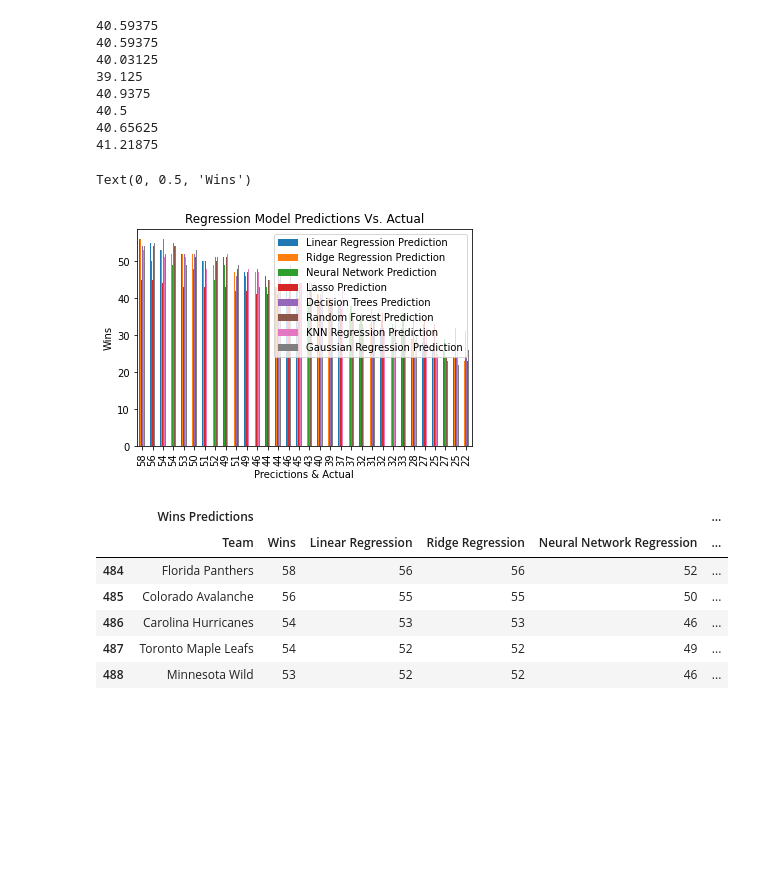
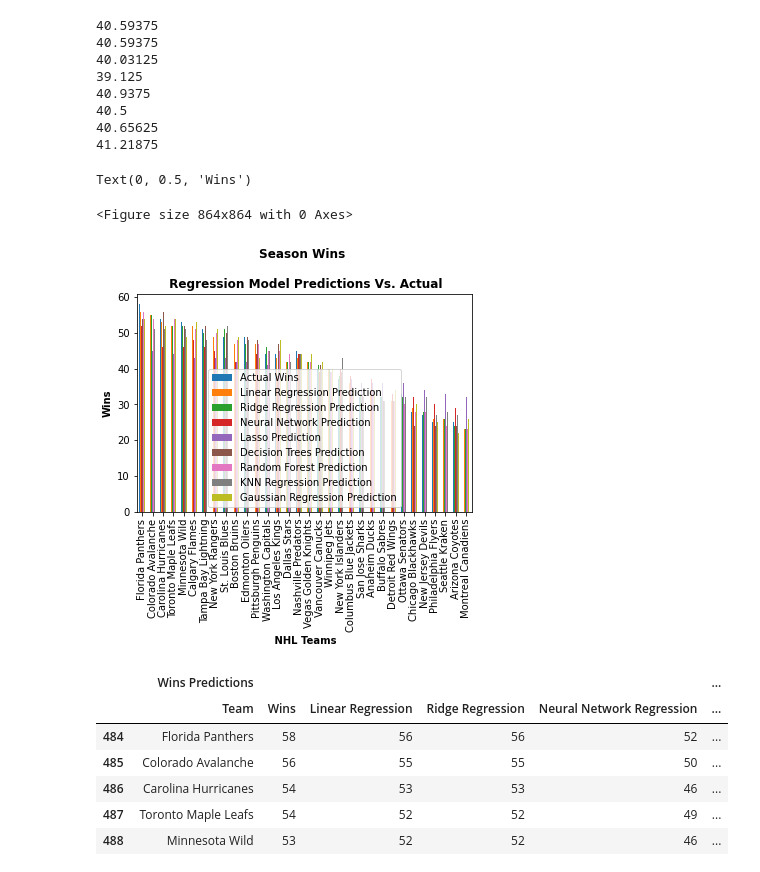
Before and after one commit to joelejchental/Portfolio---Data-Science, a Jupyter notebook: NHL Predict Wins - Machine Learning.ipynb, the cells around one changed output. Saved outputs shown, nothing was run; the diff lists cells and outputs as text; code cells hidden in the pictures; blank space fills up the shorter version.

```diff
--- a/NHL Predict Wins - Machine Learning.ipynb
+++ b/NHL Predict Wins - Machine Learning.ipynb
@@ -250,24 +247,26 @@ print(team_stats_2021_2022['Gaussian Regression'].mean())
 41.21875
 # %%
 plotdata = pd.DataFrame({
-    ""
+    "Actual Wins": team_stats_2021_2022['Wins'].tolist(),
     "Linear Regression Prediction": team_stats_2021_2022['Linear Regression'].tolist(),
     "Ridge Regression Prediction":team_stats_2021_2022['Ridge Regression'].tolist(),
     "Neural Network Prediction": team_stats_2021_2022['Neural Network Regression'].tolist(),
     'Lasso Prediction' : team_stats_2021_2022['Lasso Regression'].tolist(),
     'Decision Trees Prediction' : team_stats_2021_2022['Decision Tree Regression'].tolist(),
     'Random Forest Prediction': team_stats_2021_2022['Random Forest Regression'].tolist(),
     'KNN Regression Prediction': team_stats_2021_2022['KNN Regression'].tolist(),
     'Gaussian Regression Prediction' :team_stats_2021_2022['Gaussian Regression'].tolist()
     },
-    index = team_stats_2021_2022['Wins'].tolist()
+    index = team_stats_2021_2022['Team'].tolist()
 )
 
+plt.figure(figsize=(12, 12))
 plotdata.plot(kind="bar")
-plt.title("Regression Model Predictions Vs. Actual")
-plt.xlabel("Precictions & Actual")
-plt.ylabel("Wins")
+plt.title("Season Wins \n\n Regression Models Predictions Vs. Actual", fontweight="bold")
+plt.xlabel(" NHL Teams", fontweight="bold")
+plt.ylabel("Wins", fontweight="bold")
 # %% [output]
 Text(0, 0.5, 'Wins')
+<Figure size 864x864 with 0 Axes>
-[figure, old version]
+[figure, new version]
 # %%
```
Also changed, not shown: parts of 2 cells of this notebook.
